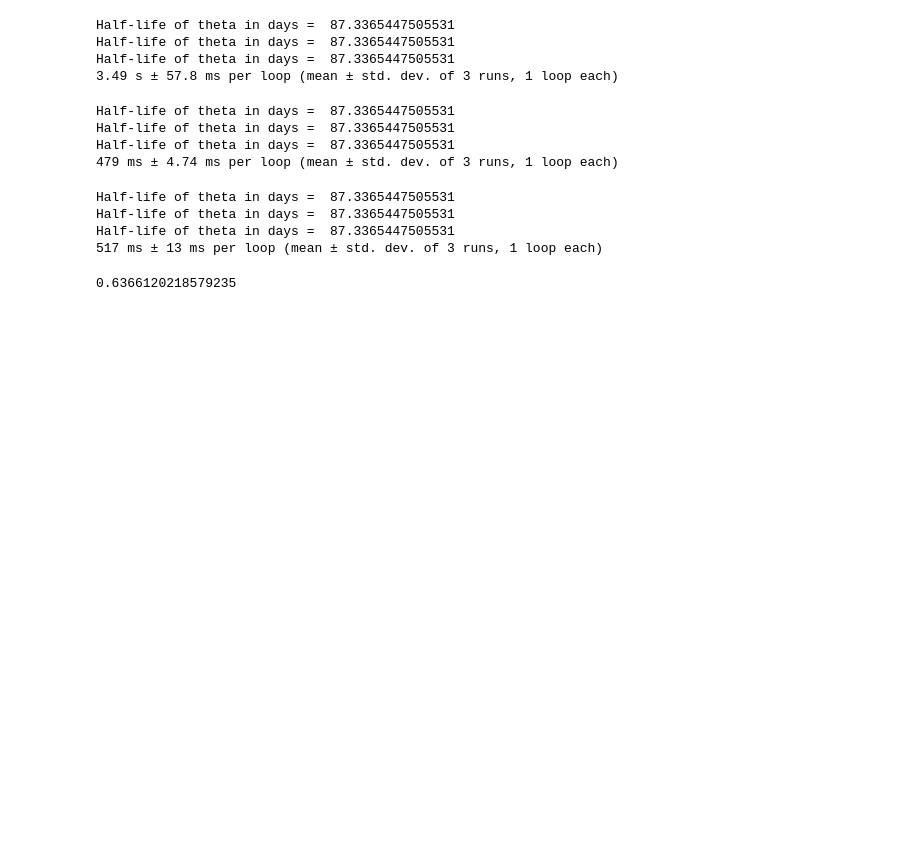
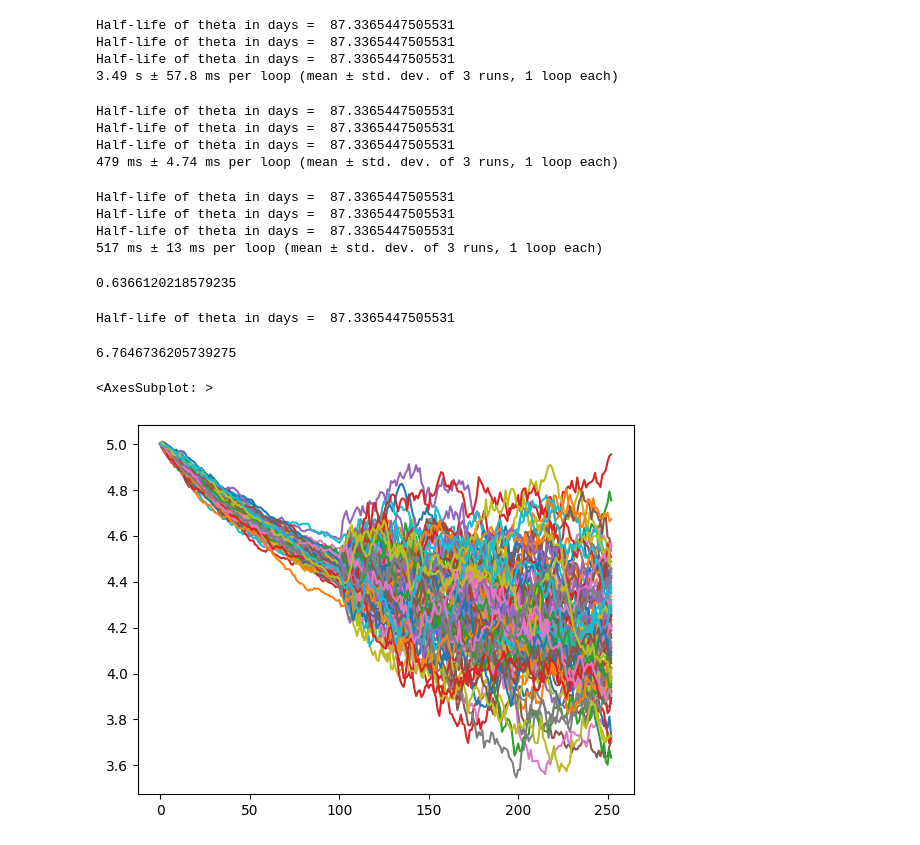
Before and after one commit to bbcho/risktools-dev, a Jupyter notebook: notebooks/c-code.ipynb, the cells around one changed output. Saved outputs shown, nothing was run; the diff lists cells and outputs as text; code cells hidden in the pictures; blank space fills up the shorter version.

```diff
--- a/notebooks/c-code.ipynb
+++ b/notebooks/c-code.ipynb
@@ -79,0 +83,22 @@ rng.normal()
+# %%
+s0 = 5
+mu = 4
+theta = 2
+dt = 1/252
+T = 1
+sigma = 0.32
+
+sigma = np.ones((252, 1000)) * 0.1
+sigma[100:,:] = 0.5
+
+df = rt.simOU(s0, mu, theta, sigma, T=1, dt=1/252, sims=1000, seed=12345, log_price=False, c=False)
+
+df.iloc[152,:].std()/df.iloc[25,:].std()
+# %% [output]
+Half-life of theta in days =  87.3365447505531
+6.7646736205739275
+# %%
+df.iloc[:,:100].plot(legend=False)
+# %% [output]
+<AxesSubplot: >
+[figure, added]
```
Also changed, not shown: parts of 1 cell of this notebook, 3 other files.
